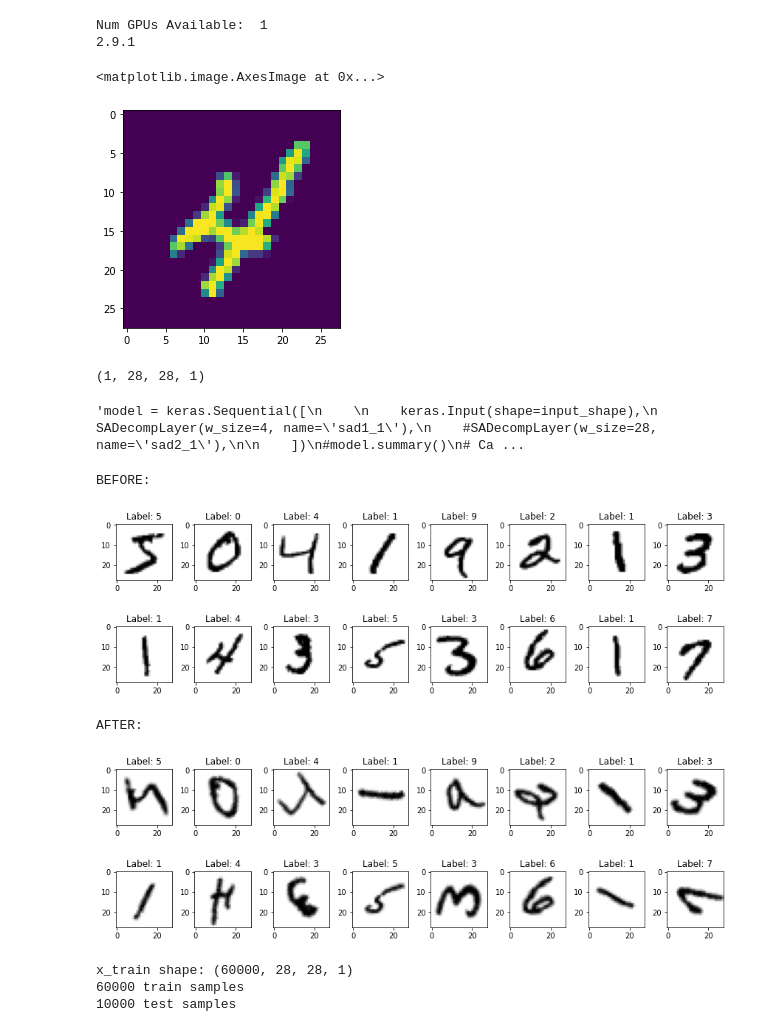
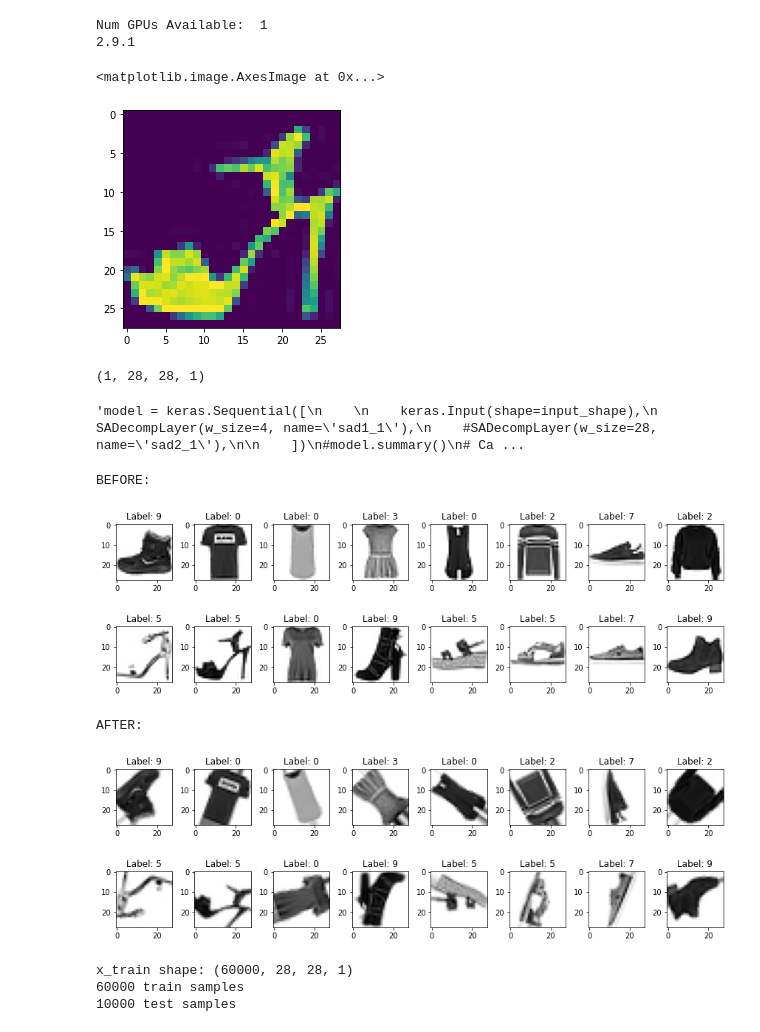
Before and after one commit to liamaltarac/SYS809_Feature_Matching, a Jupyter notebook: models/mnist_ae_ri_test.ipynb, the cells around one changed output. Cells and saved outputs as stored; diff of their text form; code cells hidden in the pictures.

```diff
--- a/models/mnist_ae_ri_test.ipynb
+++ b/models/mnist_ae_ri_test.ipynb
@@ -29,15 +32,15 @@ Num GPUs Available:  1
 # %%
 # Model / data parameters
 num_classes = 10
 input_shape = (28, 28, 1)
 
 # Load the data and split it between train and test sets
-(x_train, y_train), (x_test, y_test) = keras.datasets.mnist.load_data()
+(x_train, y_train), (x_test, y_test) = keras.datasets.fashion_mnist.load_data()
 
 AssertionErrorx_train = np.expand_dims(x_train, -1)
 x = x_train[9].reshape(1, 28,28,1)
 plt.imshow(x[0])
 # %% [output]
 <matplotlib.image.AxesImage at 0x...>
-[figure, old version]
+[figure, new version]
 # %%
@@ -66,7 +69,7 @@ plt.imshow( sym[0,:,:,0]  )'''
 (1, 28, 28, 1)
 'model = keras.Sequential([\n    \n    keras.Input(shape=input_shape),\n    SADecompLayer(w_size=4, name=\'sad1_1\'),\n    #SADecompLayer(w_size=28, name=\'sad2_1\'),\n\n    ])\n#model.summary()\n# Ca ...
 # %%
-(x_train, y_train), (x_test, y_test) = keras.datasets.mnist.load_data()
+(x_train, y_train), (x_test, y_test) = keras.datasets.fashion_mnist.load_data()
 
 # specify the maximum rotation_range angle
 rotation_range_val = 180
@@ -102,9 +105,9 @@ plt.tight_layout()
 plt.show()
 # %% [output]
 BEFORE:
-[figure, old version]
+[figure, new version]
 AFTER:
-[figure, old version]
+[figure, new version]
 # %%
 def rotateDataset(x, maxRot = 360, h=28, w=28, batch_size=100):
     datagen = ImageDataGenerator(rotation_range=maxRot)
```
Also changed, not shown: parts of 11 cells of this notebook, 5 other files.
